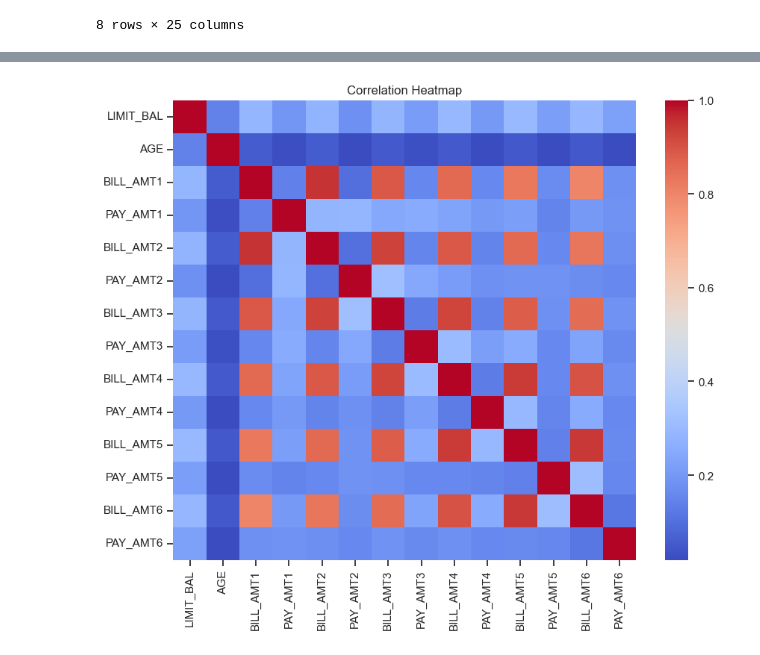
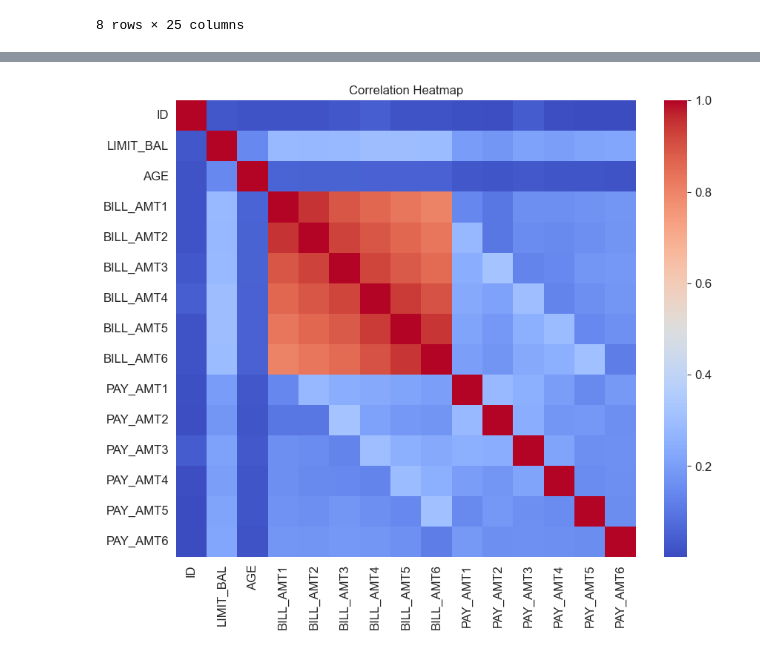
Before and after one commit to JordanVercillo/data_science, a Jupyter notebook: machine_learning/assignments/assignment1.ipynb, the cells around one changed output, grey strips where cells are left out. Drawn from its saved outputs; the diff is of its cells as text; code cells hidden in the pictures.

```diff
--- a/machine_learning/assignments/assignment1.ipynb
+++ b/machine_learning/assignments/assignment1.ipynb
@@ -78,18 +95,10 @@ http://scikit-learn.org/stable/modules/generated/sklearn.neighbors.KNeighborsCla
 # %% [markdown]
 Explain your results and choices
 # %%
-### Your code here
-
-## Feel free to use multiple cells  and continue from here:
-
 ## Dataset
 filepath = url = 'https://raw.githubusercontent.com/JordanVercillo/data_science/main/machine_learning/assignments/default%20of%20credit%20card%20clients.xls'
 
-df = pd.read_excel(url,
-                   sheet_name=0,   # Read the first sheet (index starts at 0)
-                   skiprows=1,     # Skip the first row
-                   header=0,       # Use the first row after skipping as header
-                   engine='xlrd')
+df = pd.read_excel(url, sheet_name=0, skiprows=1, header=0, engine='xlrd')
 
 df.head()
 # %% [output]
@@ -159,0 +161,9 @@ num_cols = ["LIMIT_BAL", "AGE","BILL_AMT1", "PAY_AMT1","BILL_AMT2", "PAY_AMT2","
+# %%
+TARGET = "default payment next month"
+columns_predictors = [col for col in df.columns if col not in [TARGET]]
+columns_categorical = ["SEX", "EDUCATION", "MARRIAGE", "PAY_0", "PAY_2","PAY_3","PAY_4","PAY_5","PAY_6"]
+columns_numerical = [col for col in columns_predictors if col not in columns_categorical]
+print(f"TARGET: {TARGET}")
+print(f"columns_predictors: {columns_predictors}")
+print(f"columns_categorical: {columns_categorical}")
+print(f"columns_numerical: {columns_numerical}")
@@ -160,8 +175,8 @@ num_cols = ["LIMIT_BAL", "AGE","BILL_AMT1", "PAY_AMT1","BILL_AMT2", "PAY_AMT2","
 # %%
-corr = df[num_cols].corr()
+corr = df[columns_numerical].corr()
 plt.figure(figsize=(10, 8))
 sns.heatmap(corr, annot=False, cmap="coolwarm")
 plt.title("Correlation Heatmap")
 plt.show()
 # %% [output]
-[figure, old version]
+[figure, new version]
```
Also changed, not shown: parts of 25 cells of this notebook.
